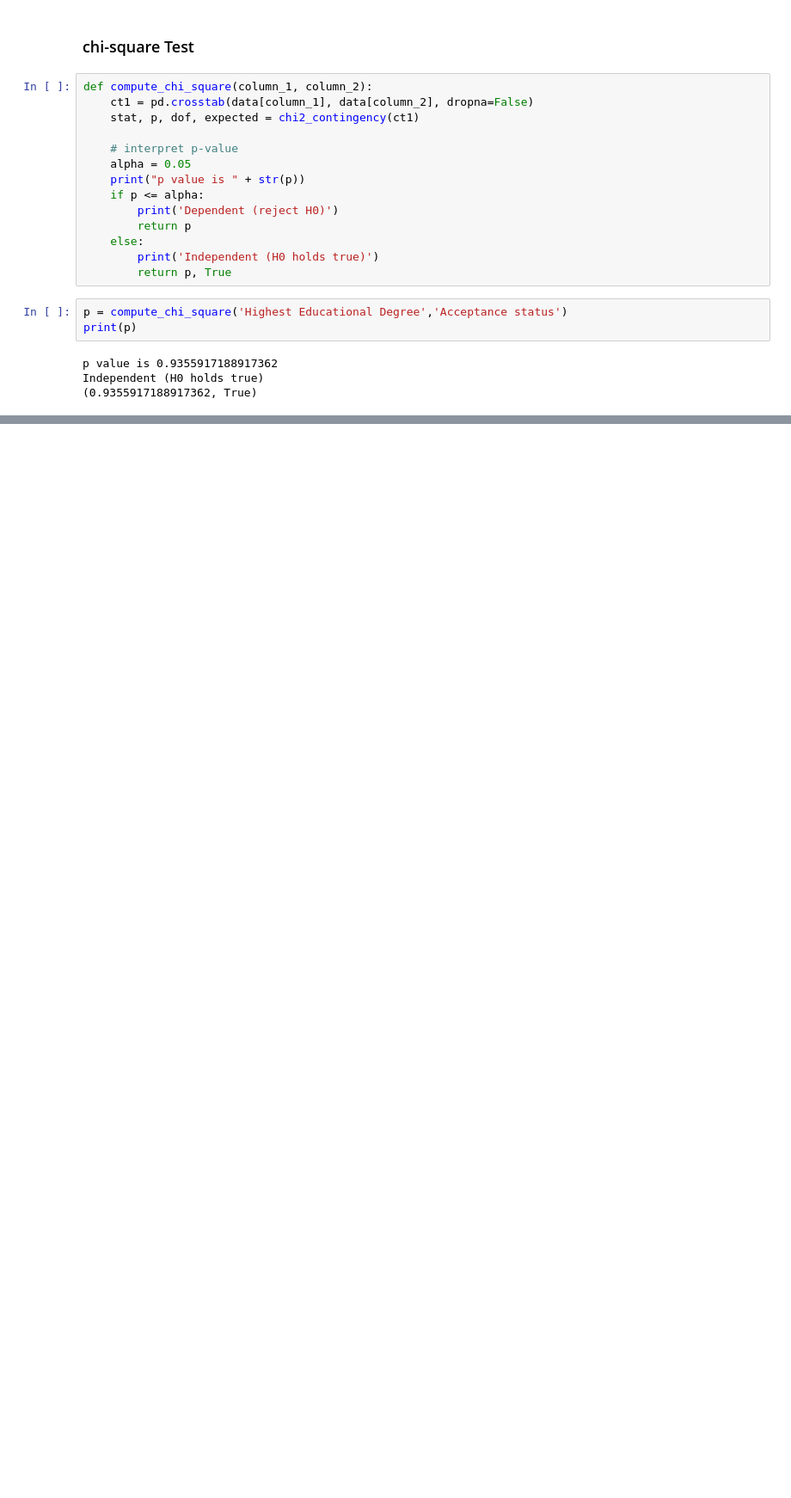
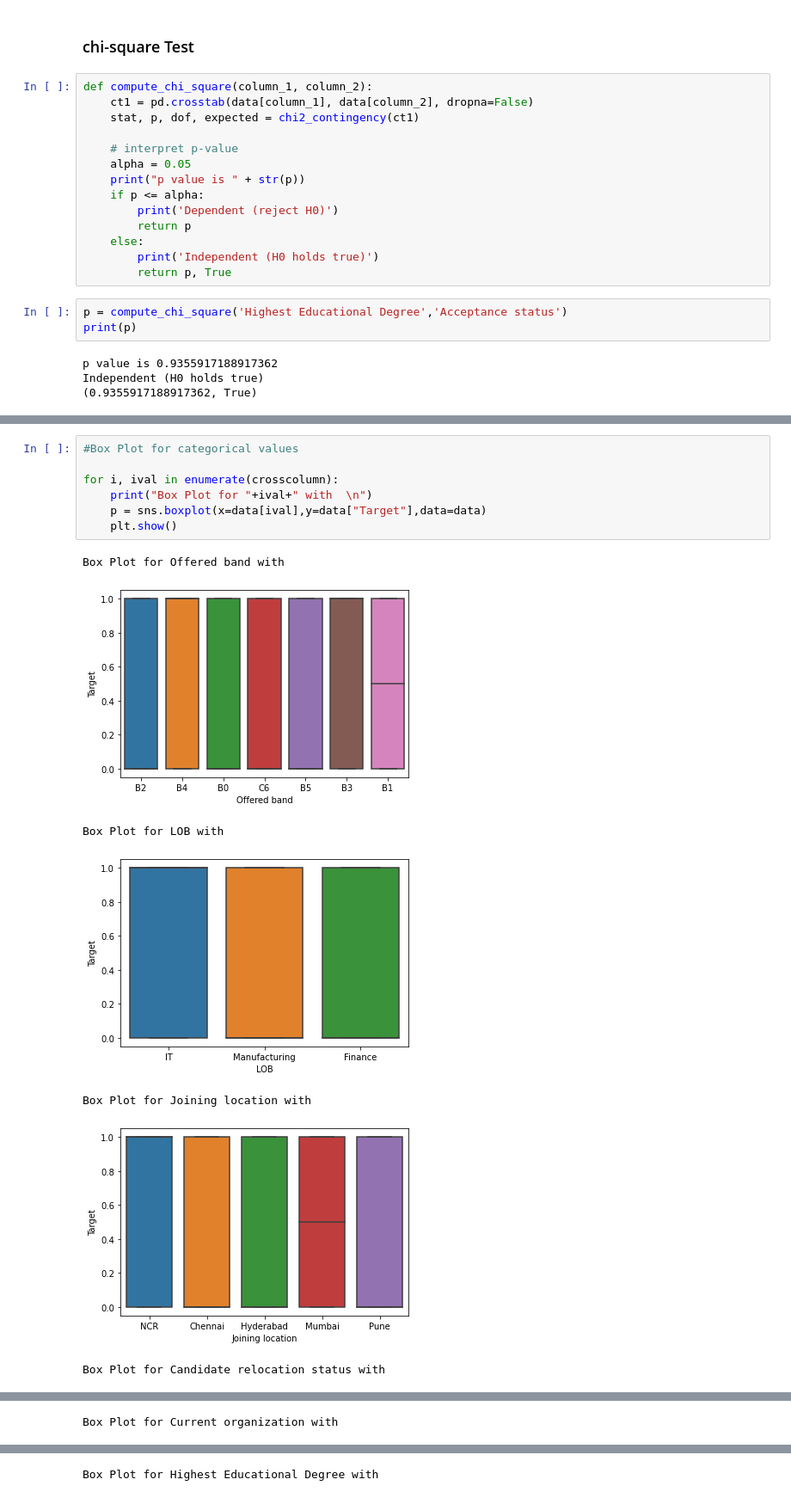
Before and after one commit to karunyads/MiniProject-FE, a Jupyter notebook: FE_PROJECT1_06.ipynb, the cells around one changed output, grey strips where cells are left out. Shown at 86% size. Drawn from its saved outputs; the diff is of its cells as text; blank space fills up the shorter version.

```diff
--- a/FE_PROJECT1_06.ipynb
+++ b/FE_PROJECT1_06.ipynb
@@ -316,0 +471,15 @@ Independent (H0 holds true)
+# %%
+#Box Plot for categorical values
+
+for i, ival in enumerate(crosscolumn):
+    print("Box Plot for "+ival+" with  \n")
+    p = sns.boxplot(x=data[ival],y=data["Target"],data=data)
+    plt.show()
+# %% [output]
+Box Plot for Offered band with
+[figure, added]
+Box Plot for LOB with
+[figure, added]
+Box Plot for Joining location with
+[figure, added]
+Box Plot for Candidate relocation status with
@@ -316,0 +487 @@ Independent (H0 holds true)
+Box Plot for Current organization with
@@ -316,0 +489 @@ Independent (H0 holds true)
+Box Plot for Highest Educational Degree with
```
Also changed, not shown: parts of 9 cells of this notebook.
